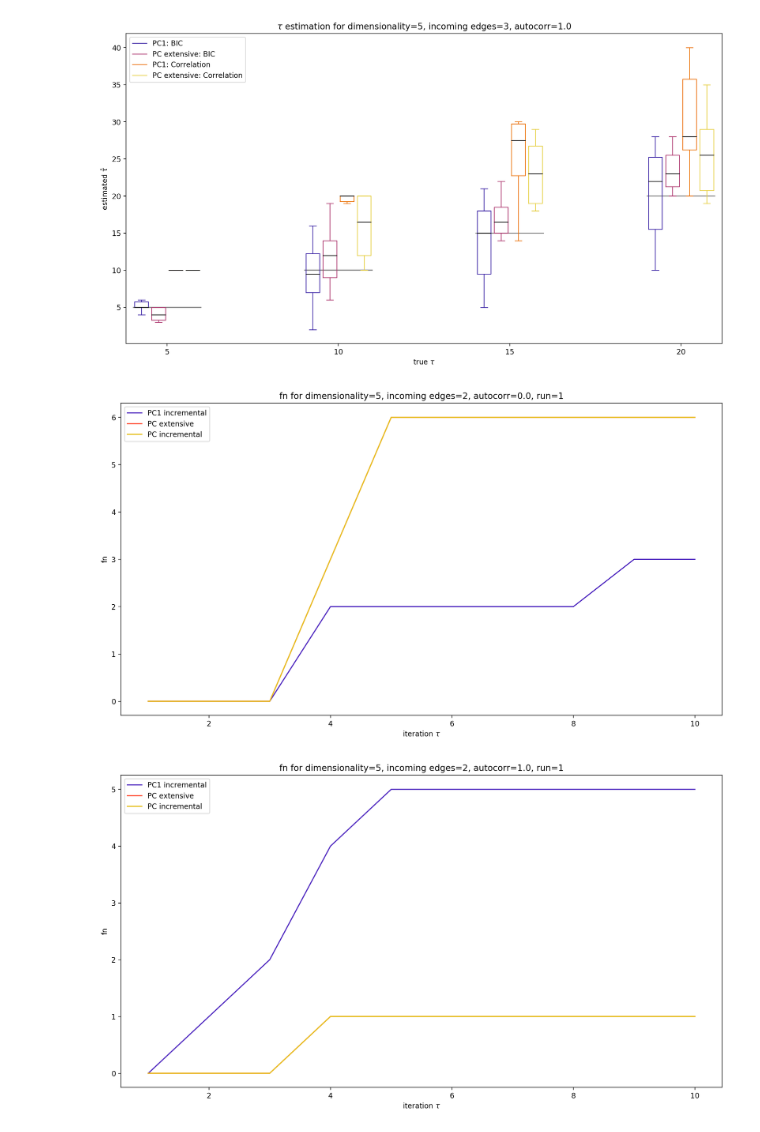
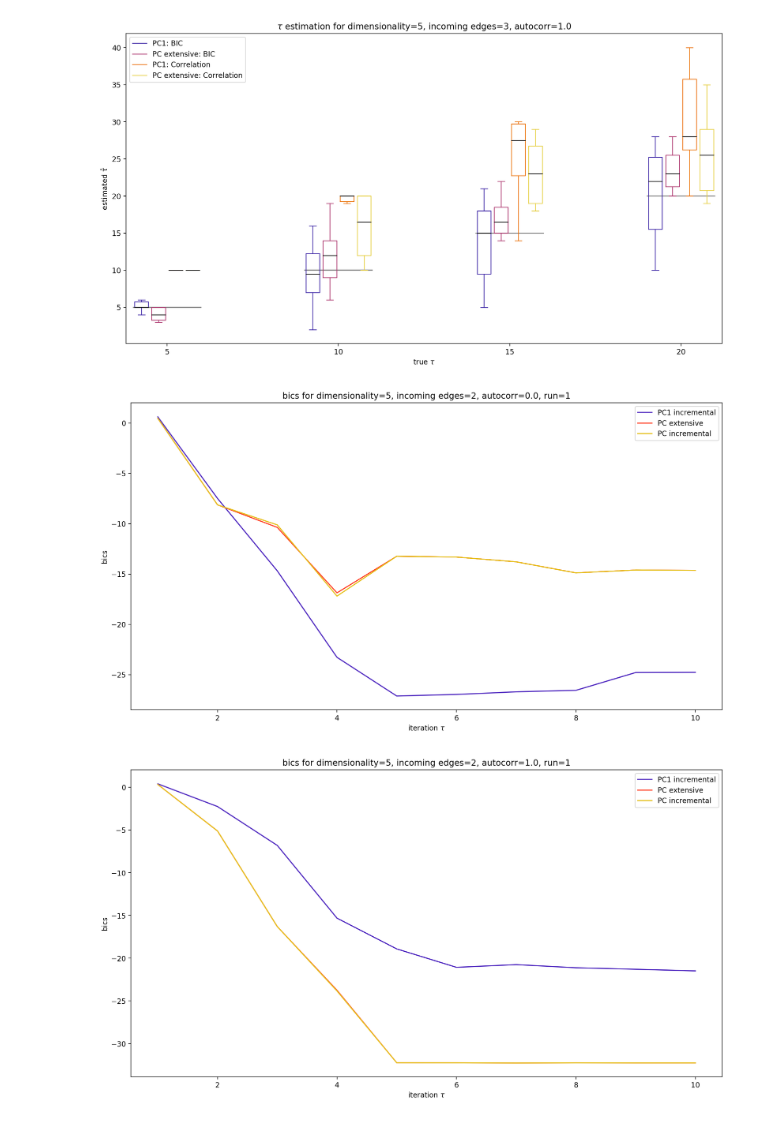
Before and after one commit to danthe96/CIoTS, a Jupyter notebook: notebooks/ICML/ICML Experiments Simulations.ipynb, the cells around one changed output. Cells and saved outputs as stored; diff of their text form; code cells hidden in the pictures.

```diff
--- a/notebooks/ICML/ICML Experiments Simulations.ipynb
+++ b/notebooks/ICML/ICML Experiments Simulations.ipynb
@@ -113,7 +113,7 @@ for group, result in results.groupby(['dimension', 'incoming edges', 'autocorr']
 from math import floor
 
 names = ['PC1 incremental', 'PC extensive', 'PC incremental']
-prop = 'fn'
+prop = 'bics'
 
 width = 0.4
 results_path = 'notebooks/ICML/icml_results/'
@@ -124,32 +124,32 @@ true_taus = np.unique(results['max time lag'])
 
 for group, result in results.groupby(['max time lag', 'dimension', 'incoming edges', 'autocorr', 'run']):
 
     tau = int(group[0])
     dim = int(group[1])
     in_edges = int(group[2])
     autocorr = float(group[3])
     run = int(group[4])
 
     if( run != 1):
         continue
 
     if (tau, dim, in_edges, autocorr) not in visualize:
         continue
 
     colors = plt.cm.CMRmap(np.linspace(0,1,len(names)+2))
     plt.figure(dpi=200, figsize=(15, 8))
 
     x = result['tau estimate']
     for i, name in enumerate(names):
         y = result[name + '_' + prop]
         plt.plot(x, y, color=colors[i+1], label=name)
 
     plt.xlabel('iteration $\\tau$')
     plt.ylabel(prop)
     plt.title(f'{prop} for dimensionality={dim}, incoming edges={in_edges}, autocorr={autocorr}, run={run}')
 
     plt.legend()
     plt.show()
 # %% [output]
-[figure, old version]
+[figure, new version]
-[figure, old version]
+[figure, new version]
```
Also changed, not shown: 9 other files.
